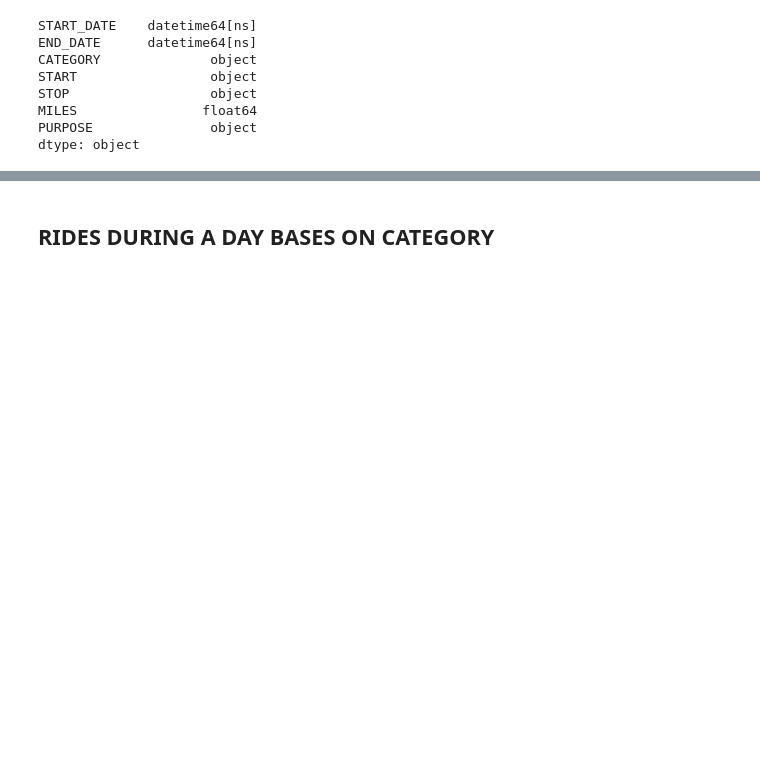
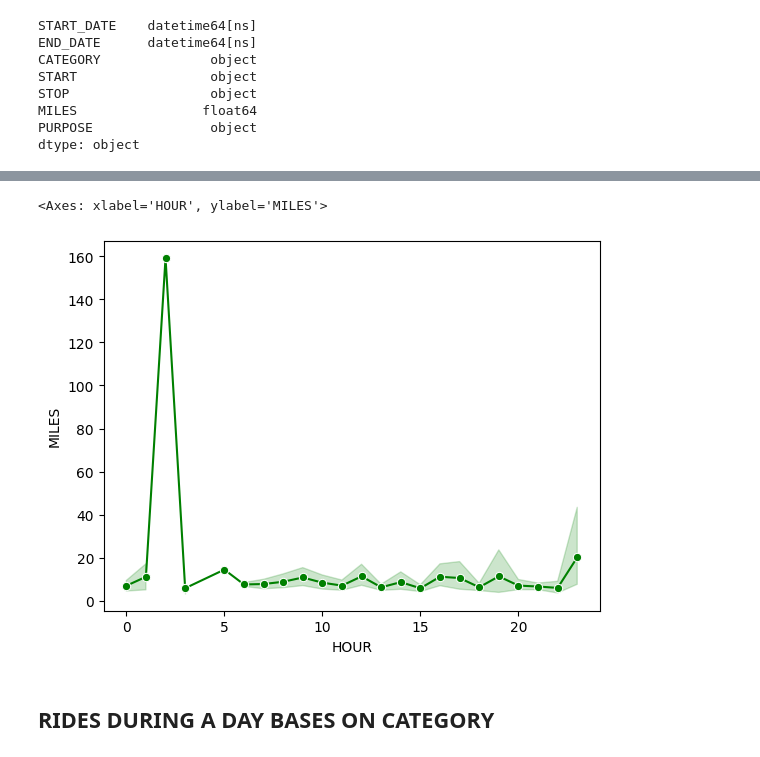
Before and after one commit to akshay781891-gif/Uber-Rides-Analysis, a Jupyter notebook: Uber Rides Analysis.ipynb, the cells around one changed output, grey strips where cells are left out. Drawn from its saved outputs; the diff is of its cells as text; code cells hidden in the pictures; blank space fills up the shorter version.

```diff
--- a/Uber Rides Analysis.ipynb
+++ b/Uber Rides Analysis.ipynb
@@ -186,3 +198,3 @@ df.head()
 # %%
-h=pd.DatetimeIndex(df["START_DATE"]).hour
+df["HOUR"]=pd.DatetimeIndex(df["START_DATE"]).hour
 # %%
@@ -190,3 +207,8 @@ h
+# %%
+sns.lineplot(x = "HOUR", y = "MILES", data = df, color = "green", marker = "o")
+# %% [output]
+<Axes: xlabel='HOUR', ylabel='MILES'>
+[figure, added]
 # %% [markdown]
 ## RIDES DURING A DAY BASES ON CATEGORY
 # %%
```
Also changed, not shown: parts of 19 cells of this notebook, 1 other file.
